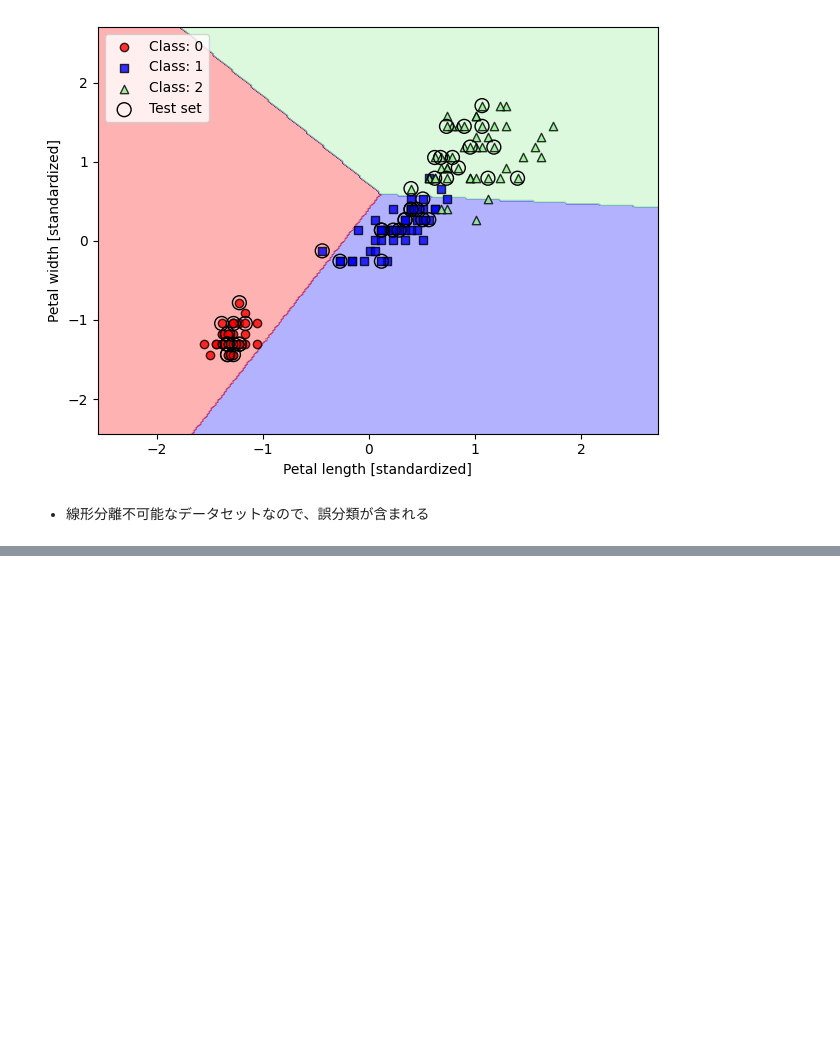
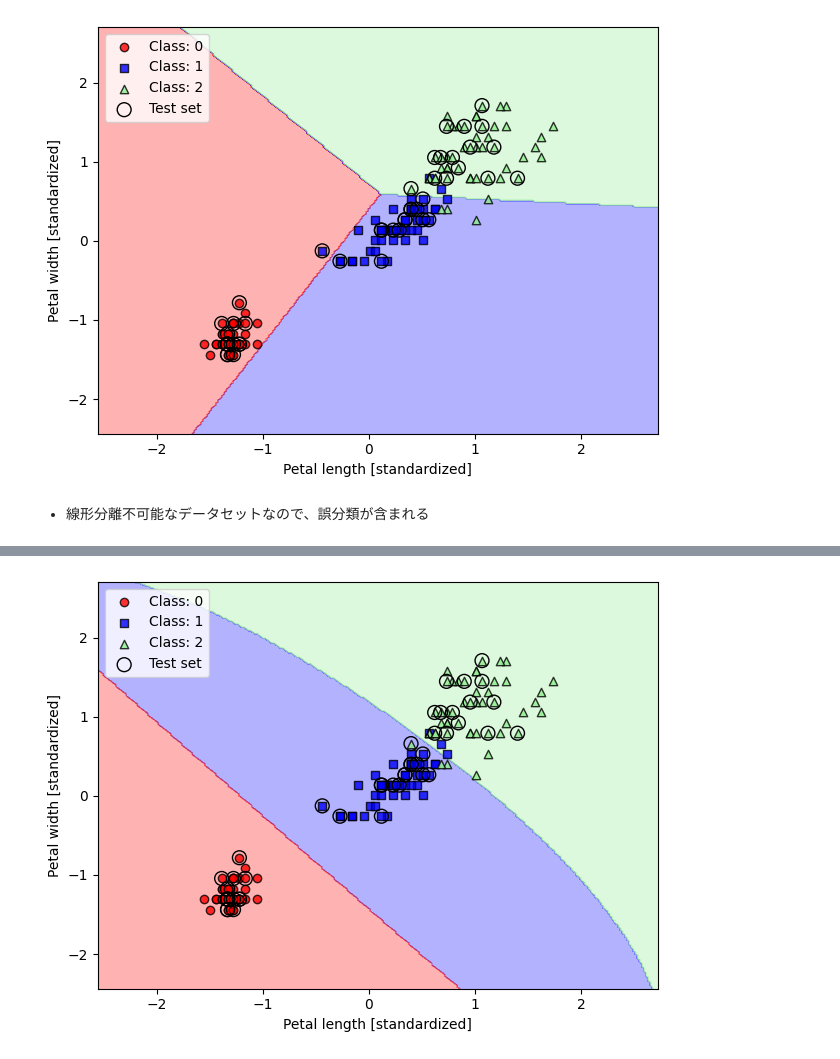
Before and after one commit to wakabame/study_pytorch, a Jupyter notebook: notebook/sklearn-iris.ipynb, the cells around one changed output, grey strips where cells are left out. Drawn from its saved outputs; the diff is of its cells as text; code cells hidden in the pictures; blank space fills up the shorter version.

```diff
--- a/notebook/sklearn-iris.ipynb
+++ b/notebook/sklearn-iris.ipynb
@@ -82,0 +123,14 @@ plt.show()
+# %%
+svm = SVC(kernel="rbf", C=10.0, gamma=0.1, random_state=1)
+svm.fit(X_train_std, y_train)
+
+plot_decision_regions(
+    X=X_combined_std,
+    y=y_combined,
+    classifier=svm,
+    test_idx=range(105, 150),
+    x_label="Petal length [standardized]",
+    y_label="Petal width [standardized]",
+)
+# %% [output]
+[figure, added]
```
Also changed, not shown: parts of 8 cells of this notebook.
